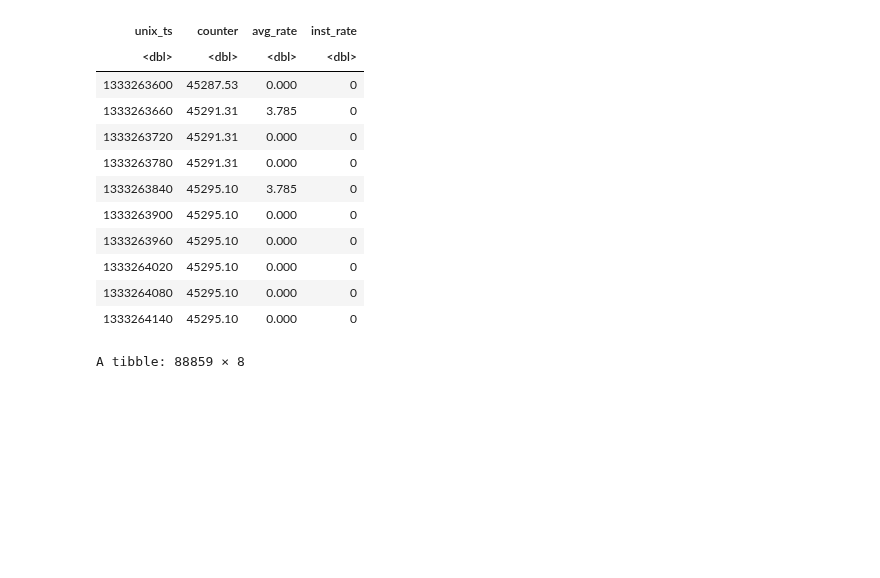
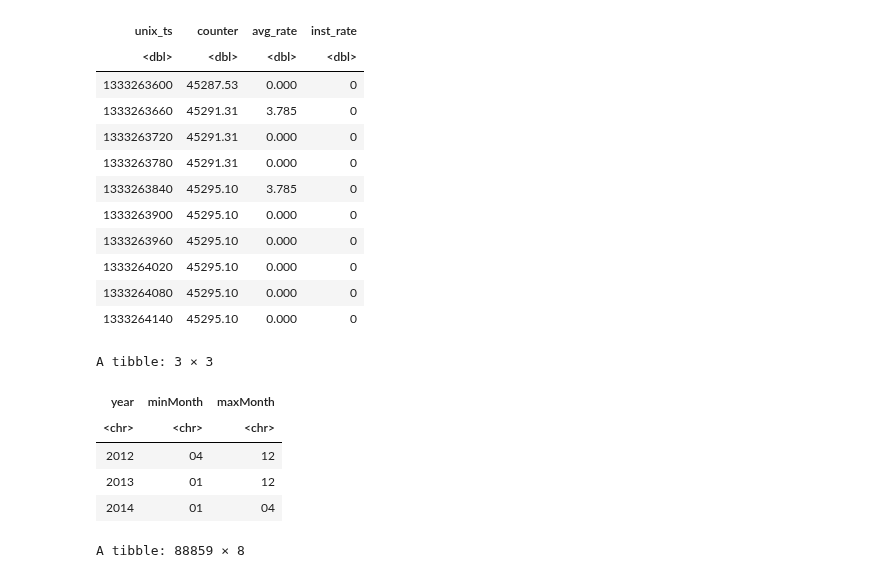
Before and after one commit to philippebarrette4/INF1430, a Jupyter notebook: scripts/WaterAnalysis/water_analysis.ipynb, the cells around one changed output. Saved outputs shown, nothing was run; the diff lists cells and outputs as text; code cells hidden in the pictures; blank space fills up the shorter version.

Commit message:
added minMonth and maxMonth per year

```diff
--- a/scripts/WaterAnalysis/water_analysis.ipynb
+++ b/scripts/WaterAnalysis/water_analysis.ipynb
@@ -74,11 +74,26 @@ whwDF <- whwDF %>%
     mutate(
         ts = as.POSIXct(unix_ts, origin = "1970-01-01 12:00:00"),
         year = format(as.POSIXct(unix_ts, origin = "1970-01-01 12:00:00"), format = "%Y"),
+        month = format(as.POSIXct(unix_ts, origin = "1970-01-01 12:00:00"), format = "%m"),
         date = as.Date(format(as.POSIXct(unix_ts, origin = "1970-01-01 12:00:00"), format = "%Y-%m-%d"), format = "%Y-%m-%d"),
         hour = format(as.POSIXct(unix_ts, origin = "1970-01-01 12:00:00"), format = "%H"),
         minute = format(as.POSIXct(unix_ts, origin = "1970-01-01 12:00:00"), format = "%M")
     ) %>%
-    select(ts, year, date, hour, minute, counter, avg_rate, inst_rate)
+    select(ts, year, month, date, hour, minute, counter, avg_rate, inst_rate)
+# %%
+whwDF %>%
+    group_by(year) %>%
+    summarise(
+        minMonth = min(month),
+        maxMonth = max(month)
+    )
+# %% [output]
+A tibble: 3 × 3
+| year | minMonth | maxMonth |
+| <chr> | <chr> | <chr> |
+| 2012 | 04 | 12 |
+| 2013 | 01 | 12 |
+| 2014 | 01 | 04 |
 # %%
 whwDF %>%
     filter(inst_rate != 0.0) %>%
```
